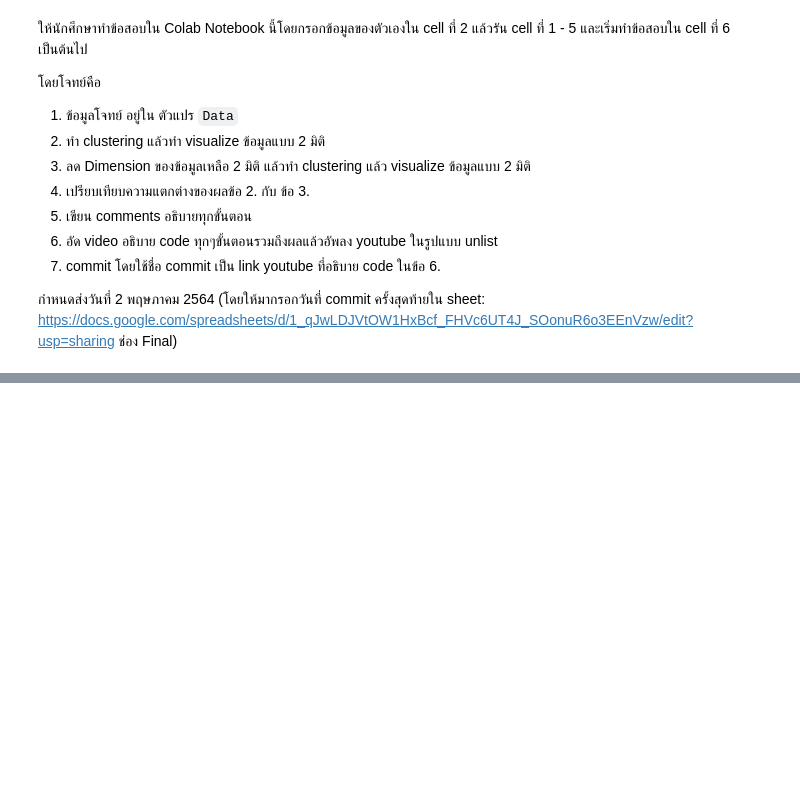
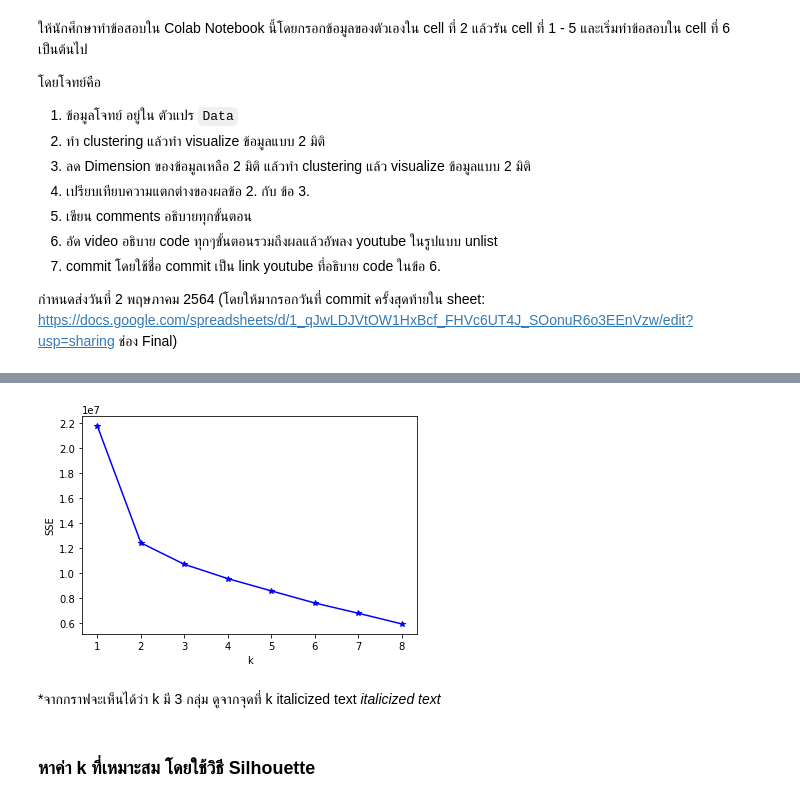
Before and after one commit to chuangchai159/multivariate, a Jupyter notebook: Multivariate_Exam.ipynb, the cells around one changed output, grey strips where cells are left out. Saved outputs shown, nothing was run; the diff lists cells and outputs as text; code cells hidden in the pictures; blank space fills up the shorter version.

```diff
--- a/Multivariate_Exam.ipynb
+++ b/Multivariate_Exam.ipynb
@@ -59,0 +180,6 @@ Data
+# %%
+SSE = list()
+for k in [1,2,3,4,5,6,7,8]:
+    kmeans = KMeans(n_clusters = k , random_state = 2021)
+    XX = kmeans.fit(Data)
+    SSE.append(kmeans.inertia_)
@@ -59,0 +197,11 @@ Data
+# %%
+#นำค่า SSE ที่ได้มา plot กราฟเพื่อดูว่ามีกี่กลุ่ม
+plt.plot([1,2,3,4,5,6,7,8],SSE,'*-b')
+plt.xlabel('k')
+plt.ylabel('SSE');
+# %% [output]
+[figure, added]
+# %% [markdown]
+*จากกราฟจะเห็นได้ว่า k มี 3 กลุ่ม ดูจากจุดที่ k italicized text *italicized text*
+# %% [markdown]
+### หาค่า k ที่เหมาะสม โดยใช้วิธี Silhouette
```
Also changed, not shown: parts of 38 cells of this notebook.
